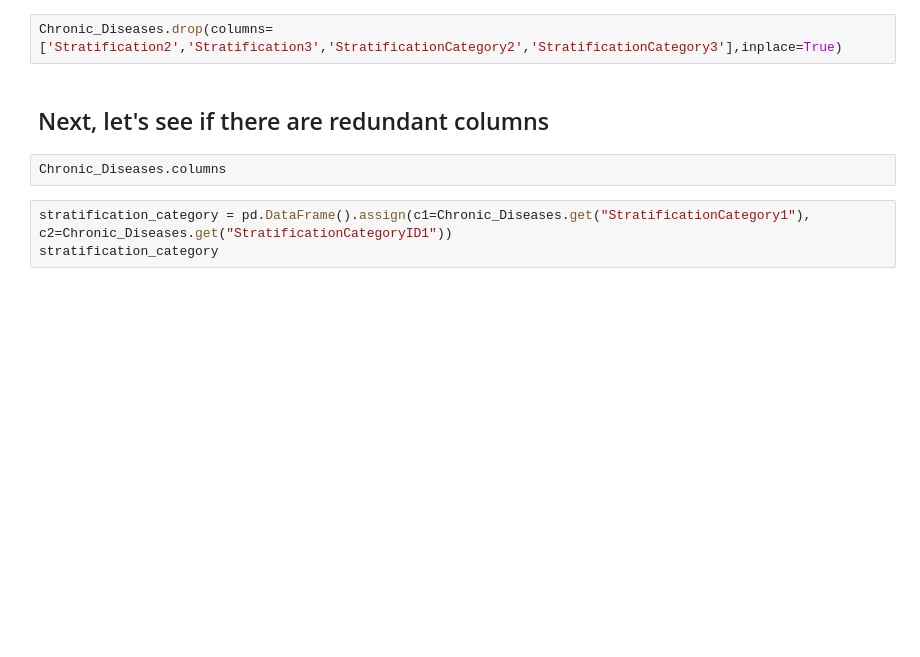
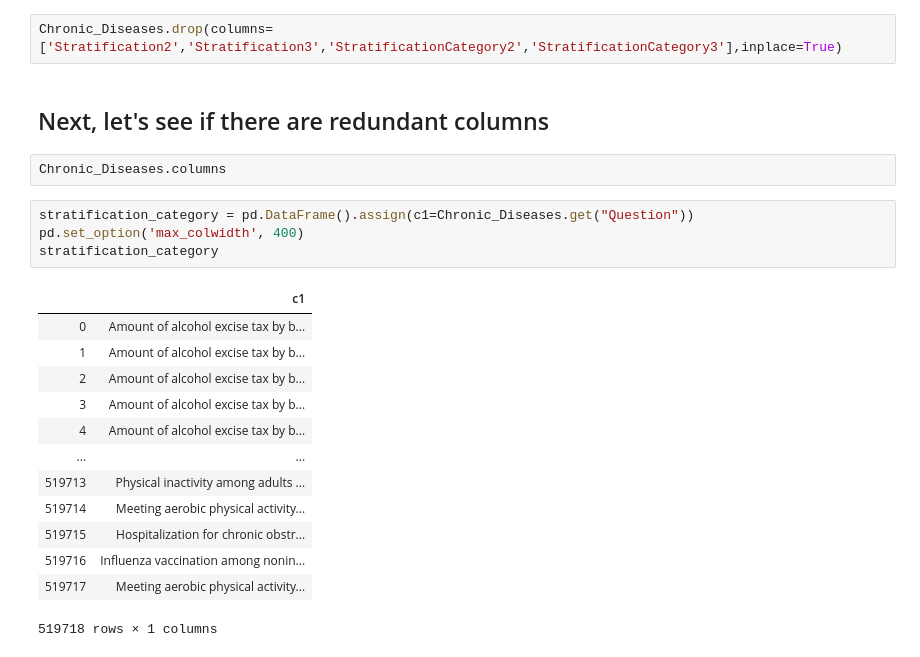
Before and after one commit to djleung/DataHacks_2020_public, a Jupyter notebook: Initial_Data_Exploration.ipynb, the cells around one changed output. Saved outputs shown, nothing was run; the diff lists cells and outputs as text; blank space fills up the shorter version.

```diff
--- a/Initial_Data_Exploration.ipynb
+++ b/Initial_Data_Exploration.ipynb
@@ -287,5 +287,20 @@ Chronic_Diseases.drop(columns=['Stratification2','Stratification3','Stratificati
 # %%
 Chronic_Diseases.columns
 # %%
-stratification_category = pd.DataFrame().assign(c1=Chronic_Diseases.get("StratificationCategory1"), c2=Chronic_Diseases.get("StratificationCategoryID1"))
+stratification_category = pd.DataFrame().assign(c1=Chronic_Diseases.get("Question"))
+pd.set_option('max_colwidth', 400)
 stratification_category
+# %% [output]
+|  | c1 |
+| 0 | Amount of alcohol excise tax by b... |
+| 1 | Amount of alcohol excise tax by b... |
+| 2 | Amount of alcohol excise tax by b... |
+| 3 | Amount of alcohol excise tax by b... |
+| 4 | Amount of alcohol excise tax by b... |
+| ... | ... |
+| 519713 | Physical inactivity among adults ... |
+| 519714 | Meeting aerobic physical activity... |
+| 519715 | Hospitalization for chronic obstr... |
+| 519716 | Influenza vaccination among nonin... |
+| 519717 | Meeting aerobic physical activity... |
+519718 rows × 1 columns
```
Also changed, not shown: parts of 6 cells of this notebook.
